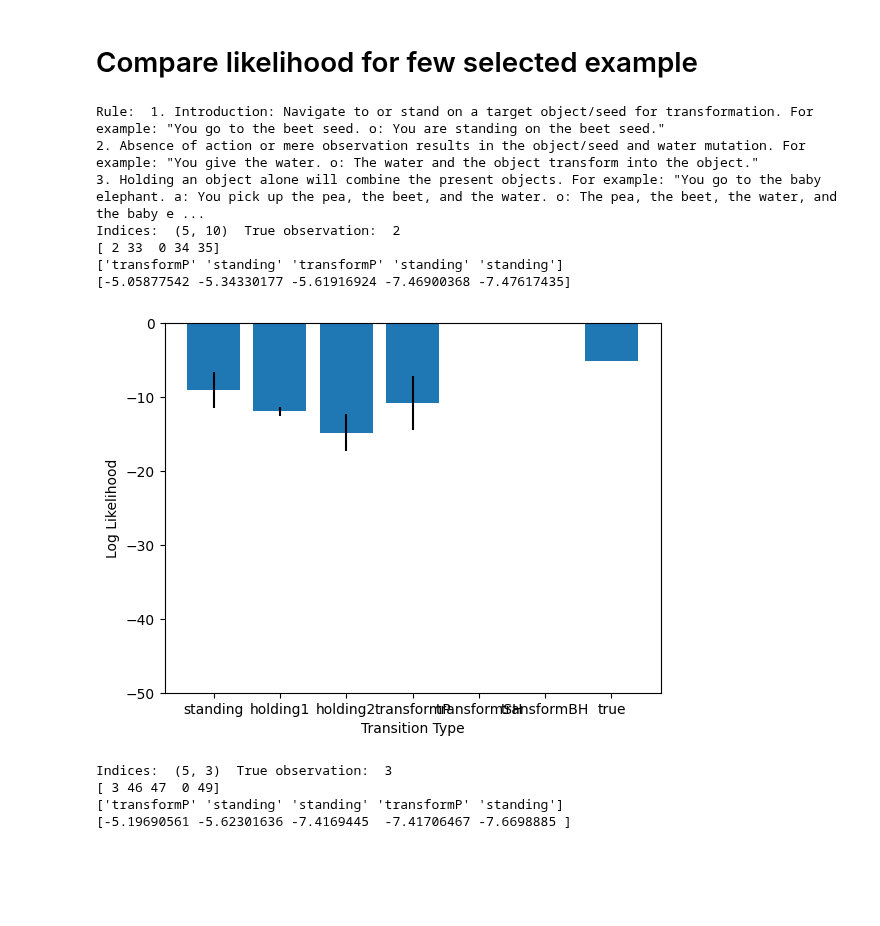
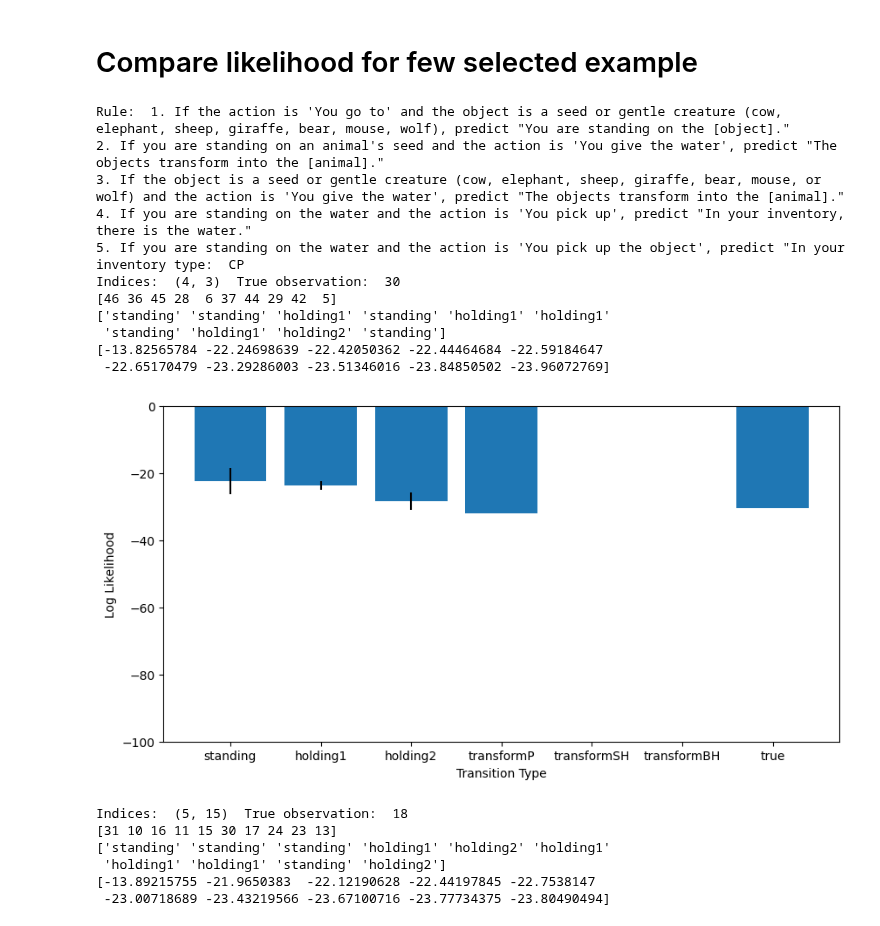
Before and after one commit to flowersteam/WorldLLM, a Jupyter notebook: plots/evaluate_worldmodel.ipynb, the cells around one changed output. Cells and saved outputs as stored; diff of their text form; code cells hidden in the pictures; blank space fills up the shorter version.

```diff
--- a/plots/evaluate_worldmodel.ipynb
+++ b/plots/evaluate_worldmodel.ipynb
@@ -220,0 +325,18 @@ plt.show()
+# %%
+# Plot the success rate for a particular algorithm across all seeds
+algo_name = "CP"
+#Plot bar plot of the median success rate per algorithm for each transition type
+plt.figure(figsize=(24,24))
+for i_type, transition_type in enumerate(unique_transition_type):
+    plt.subplot(3,3,i_type+1)
+    plt.bar(np.arange(len(accuracies_per_algo_per_type[transition_type][algo_name]["Top 10"])), [rate for rate in accuracies_per_algo_per_type[transition_type][algo_name]["Top 10"]], label="Top 10")
+    plt.bar(np.arange(len(accuracies_per_algo_per_type[transition_type][algo_name]["Top 5"])), [rate for rate in accuracies_per_algo_per_type[transition_type][algo_name]["Top 5"]], label="Top 5")
+    plt.bar(np.arange(len(accuracies_per_algo_per_type[transition_type][algo_name]["Top 3"])), [rate for rate in accuracies_per_algo_per_type[transition_type][algo_name]["Top 3"]], label="Top 3")
+    plt.bar(np.arange(len(accuracies_per_algo_per_type[transition_type][algo_name]["Top 1"])), [rate for rate in accuracies_per_algo_per_type[transition_type][algo_name]["Top 1"]], label="Top 1")
+    plt.legend()
+    plt.ylim(0,1)
+    # plt.errorbar(accuracies_per_algo_per_type[transition_type].keys(), [np.mean(rate["Top 1"]) for rate in accuracies_per_algo_per_type[transition_type].values()], [np.std(rate["Top 1"]) for rate in accuracies_per_algo_per_type[transition_type].values()], fmt='o', color='black')
+    plt.title(f"Accuracies on the transition: {transition_type} on the test set")
+    plt.xlabel("Seed")
+    plt.ylabel("Accuracies")
+plt.show()
@@ -283,6 +402,6 @@ for i_episode, transitions in enumerate(all_transition_type):
 # %%
-indices = (3,18)
-standing_index = 23
+indices = (0,0)
+standing_index = 0
 print(all_transition_type[indices[0]] [indices[1]][all_index_true[indices[0]][indices[1]]])
 print(all_index_true[indices[0]][indices[1]])
 # %% [output]
@@ -291,4 +410,10 @@ transformBH
 # %%
-index_rule = 7
-all_scores[indices[0]][indices[1]][index_rule][standing_index],all_scores[indices[0]][indices[1]][index_rule][all_index_true[indices[0]][indices[1]]]
+index_rule = 0
+values = [all_scores[indices[0]][indices[1]][index_rule][standing_index],all_scores[indices[0]][indices[1]][index_rule][all_index_true[indices[0]][indices[1]]]]
+plt.figure()
+plt.bar(["Standing","Grow BH", ], values)
+plt.ylabel("Log Likelihood")
+plt.xlabel("Transition Type")
+plt.ylim(-45,0)
+plt.show()
 # %% [output]
@@ -320,43 +434,50 @@ for i_episode, transitions in enumerate(all_transition_type):
 # %%
 # Check different log probs for an example of a type:
 # We check no rule for now
-index_rule = 7
+index_rule = 15
 print("Rule: ", all_rules[index_rule], "type: ", algorithm_used[index_rule])
 transition_type, index = "transformP", 0
-np.random.seed(42)
+np.random.seed(0)
 shuffled_indices = np.random.permutation(len(all_types_indices[transition_type]))
 for index in range(5):
     indices = all_types_indices[transition_type][shuffled_indices[index]]
     transition = all_transition_type[indices[0]][indices[1]]
     # Regroup transition type and true observation
     transition_type_to_index = {type: [] for type in different_transition_type+["true"]}
     for incr, type in enumerate(transition):
         if incr == all_index_true[indices[0]][indices[1]]:
             transition_type_to_index["true"].append(incr)
         else:
             transition_type_to_index[type].append(incr)
     # Plot the result for the current example
     values = np.array(all_scores[indices[0]][indices[1]][index_rule])
     indices_sorted = np.argsort(-values)
     print("Indices: ", indices, " True observation: ", all_index_true[indices[0]][indices[1]])
-    print(indices_sorted[:5])
-    print(np.array(all_transition_type[indices[0]][indices[1]])[indices_sorted[:5]])
-    print(values[indices_sorted[:5]])
+    print(indices_sorted[:10])
+    print(np.array(all_transition_type[indices[0]][indices[1]])[indices_sorted[:10]])
+    print(values[indices_sorted[:10]])
+    plt.figure(figsize=(10,5))
     plt.bar(transition_type_to_index.keys(),[values[indices].mean() for indices in transition_type_to_index.values()], yerr=[np.std(values[indices]) for indices in transition_type_to_index.values()])
-    plt.ylim(-50,0)
+    plt.ylim(-100,0)
     plt.ylabel("Log Likelihood")
     plt.xlabel("Transition Type")
     plt.show()
 # %% [output]
-Rule:  1. Introduction: Navigate to or stand on a target object/seed for transformation. For example: "You go to the beet seed. o: You are standing on the beet seed."
-2. Absence of action or mere observation results in the object/seed and water mutation. For example: "You give the water. o: The water and the object transform into the object."
-3. Holding an object alone will combine the present objects. For example: "You go to the baby elephant. a: You pick up the pea, the beet, and the water. o: The pea, the beet, the water, and the baby e ...
-Indices:  (5, 10)  True observation:  2
-[ 2 33  0 34 35]
-['transformP' 'standing' 'transformP' 'standing' 'standing']
-[-5.05877542 -5.34330177 -5.61916924 -7.46900368 -7.47617435]
+Rule:  1. If the action is 'You go to' and the object is a seed or gentle creature (cow, elephant, sheep, giraffe, bear, mouse, wolf), predict "You are standing on the [object]."
+2. If you are standing on an animal's seed and the action is 'You give the water', predict "The objects transform into the [animal]."
+3. If the object is a seed or gentle creature (cow, elephant, sheep, giraffe, bear, mouse, or wolf) and the action is 'You give the water', predict "The objects transform into the [animal]."
+4. If you are standing on the water and the action is 'You pick up', predict "In your inventory, there is the water."
+5. If you are standing on the water and the action is 'You pick up the object', predict "In your inventory type:  CP
+Indices:  (4, 3)  True observation:  30
+[46 36 45 28  6 37 44 29 42  5]
+['standing' 'standing' 'holding1' 'standing' 'holding1' 'holding1'
+ 'standing' 'holding1' 'holding2' 'standing']
+[-13.82565784 -22.24698639 -22.42050362 -22.44464684 -22.59184647
+ -22.65170479 -23.29286003 -23.51346016 -23.84850502 -23.96072769]
-[figure, old version]
+[figure, new version]
-Indices:  (5, 3)  True observation:  3
-[ 3 46 47  0 49]
-['transformP' 'standing' 'standing' 'transformP' 'standing']
-[-5.19690561 -5.62301636 -7.4169445  -7.41706467 -7.6698885 ]
+Indices:  (5, 15)  True observation:  18
+[31 10 16 11 15 30 17 24 23 13]
+['standing' 'standing' 'standing' 'holding1' 'holding2' 'holding1'
+ 'holding1' 'holding1' 'standing' 'holding2']
+[-13.89215755 -21.9650383  -22.12190628 -22.44197845 -22.7538147
+ -23.00718689 -23.43219566 -23.67100716 -23.77734375 -23.80490494]
```
Also changed, not shown: parts of 28 cells of this notebook.
